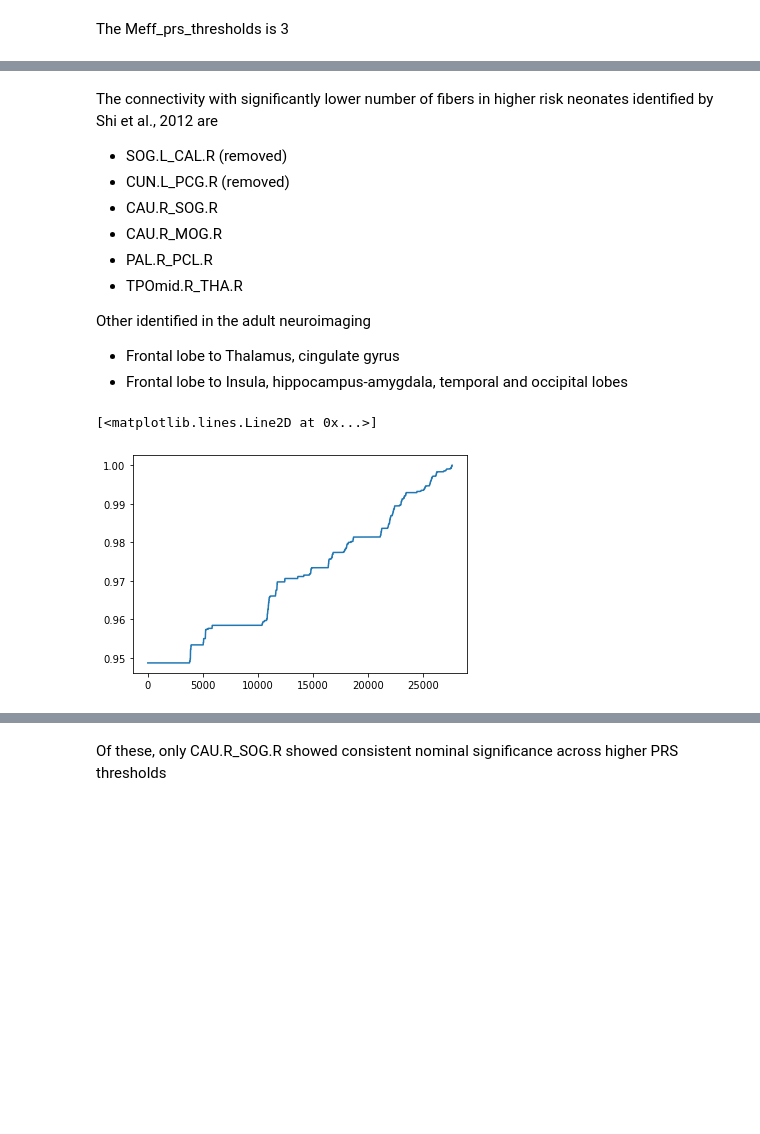
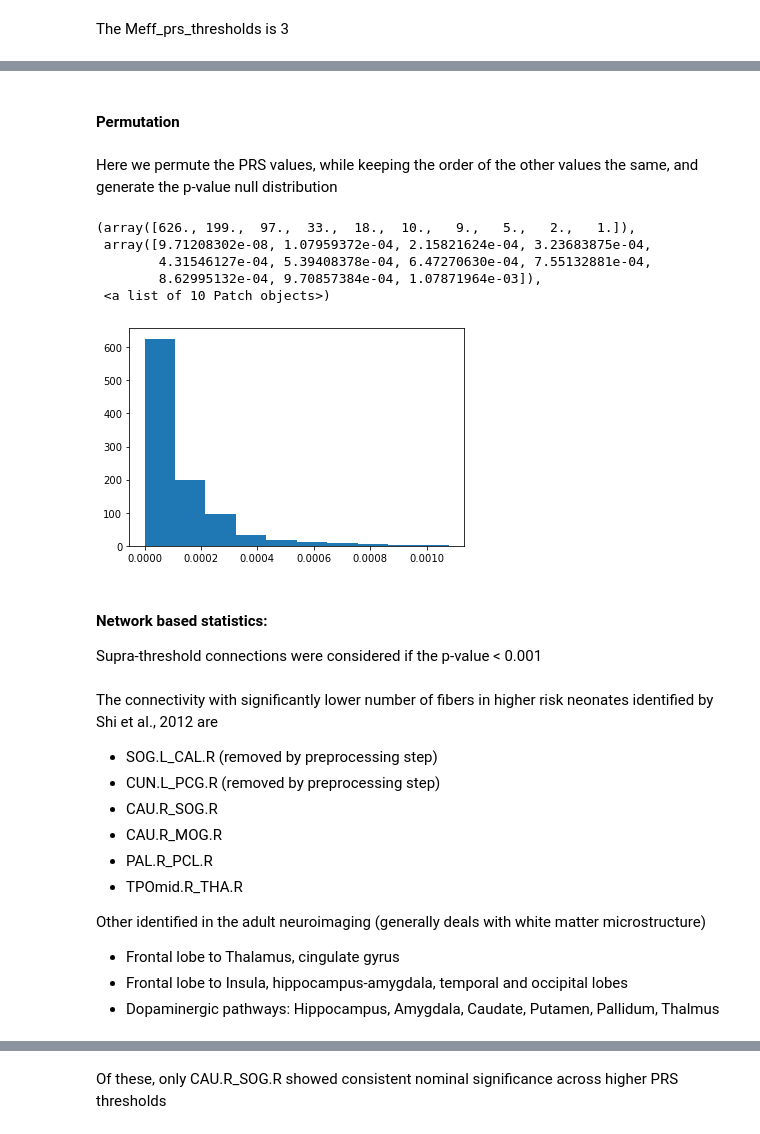
Before and after one commit to lehai-ml/schizophrenia_PRS, a Jupyter notebook: notebooks_results/dHCP/2_dHCP_data_exploration.ipynb, the cells around one changed output, grey strips where cells are left out. Saved outputs shown, nothing was run; the diff lists cells and outputs as text; code cells hidden in the pictures; blank space fills up the shorter version.

Commit message:
updated the notebook and added permutation_univariate_test.py

```diff
--- a/notebooks_results/dHCP/2_dHCP_data_exploration.ipynb
+++ b/notebooks_results/dHCP/2_dHCP_data_exploration.ipynb
@@ -112,0 +119,4 @@ np.corrcoef(european_diffusion_dataset_term_removed_zeros.iloc[:,5:2518],rowvar=
+# %% [markdown]
+#### Permutation
+# %% [markdown]
+Here we permute the PRS values, while keeping the order of the other values the same, and generate the p-value null distribution
@@ -113,12 +144,26 @@ np.corrcoef(european_diffusion_dataset_term_removed_zeros.iloc[:,5:2518],rowvar=
+# %%
+plt.hist(list(null_distribution))
+# %% [output]
+(array([626., 199.,  97.,  33.,  18.,  10.,   9.,   5.,   2.,   1.]),
+ array([9.71208302e-08, 1.07959372e-04, 2.15821624e-04, 3.23683875e-04,
+        4.31546127e-04, 5.39408378e-04, 6.47270630e-04, 7.55132881e-04,
+        8.62995132e-04, 9.70857384e-04, 1.07871964e-03]),
+ <a list of 10 Patch objects>)
+[figure, added]
+# %% [markdown]
+#### Network based statistics:
+
+Supra-threshold connections were considered if the p-value < 0.001
 # %% [markdown]
 The connectivity with significantly lower number of fibers in higher risk neonates identified by Shi et al., 2012 are
-- SOG.L_CAL.R (removed)
-- CUN.L_PCG.R (removed)
+- SOG.L_CAL.R (removed by preprocessing step)
+- CUN.L_PCG.R (removed by preprocessing step)
 - CAU.R_SOG.R
 - CAU.R_MOG.R
 - PAL.R_PCL.R
 - TPOmid.R_THA.R
 
-Other identified in the adult neuroimaging
+Other identified in the adult neuroimaging (generally deals with white matter microstructure)
 - Frontal lobe to Thalamus, cingulate gyrus
 - Frontal lobe to Insula, hippocampus-amygdala, temporal and occipital lobes
+- Dopaminergic pathways: Hippocampus, Amygdala, Caudate, Putamen, Pallidum, Thalmus
@@ -128,5 +174,0 @@ adjusted_p_val=fdrcorrection(diffusion_term_p_val['prs_pval'])[1]
-# %%
-plt.plot(np.sort(adjusted_p_val))
-# %% [output]
-[<matplotlib.lines.Line2D at 0x...>]
-[figure, removed]
```
Also changed, not shown: parts of 37 cells of this notebook, 1 other file.
